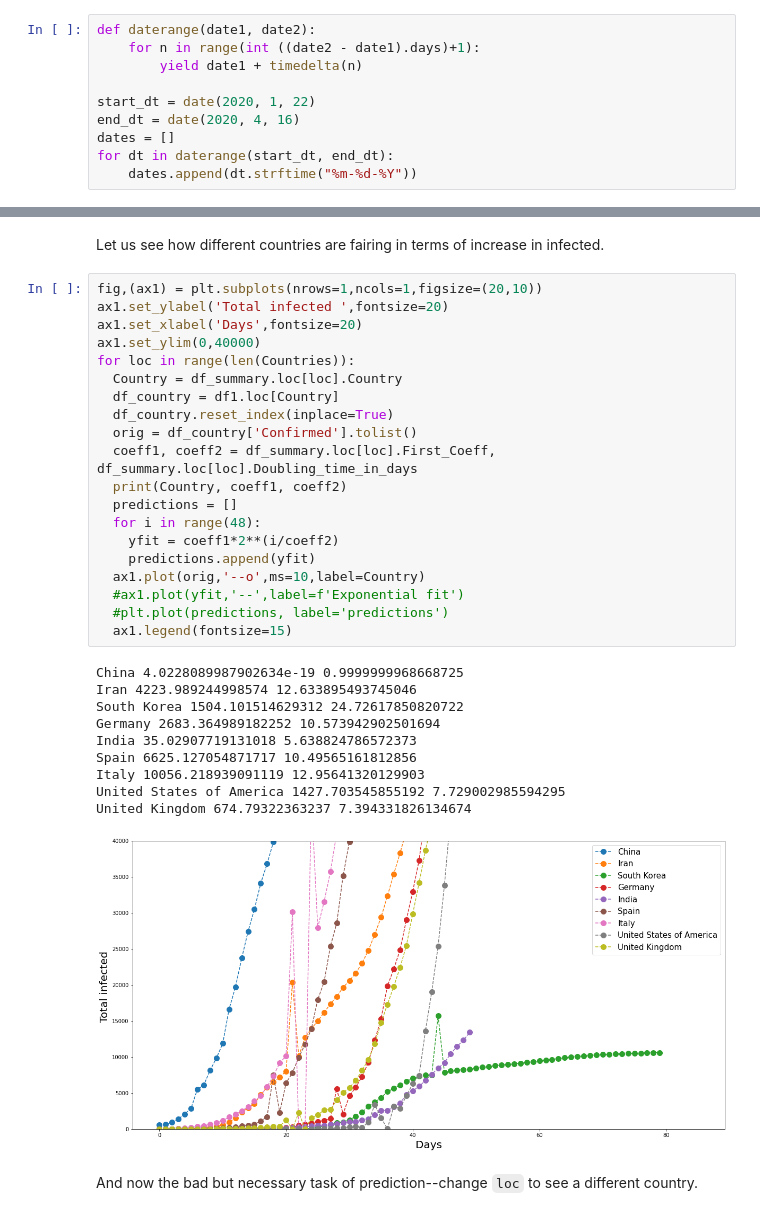
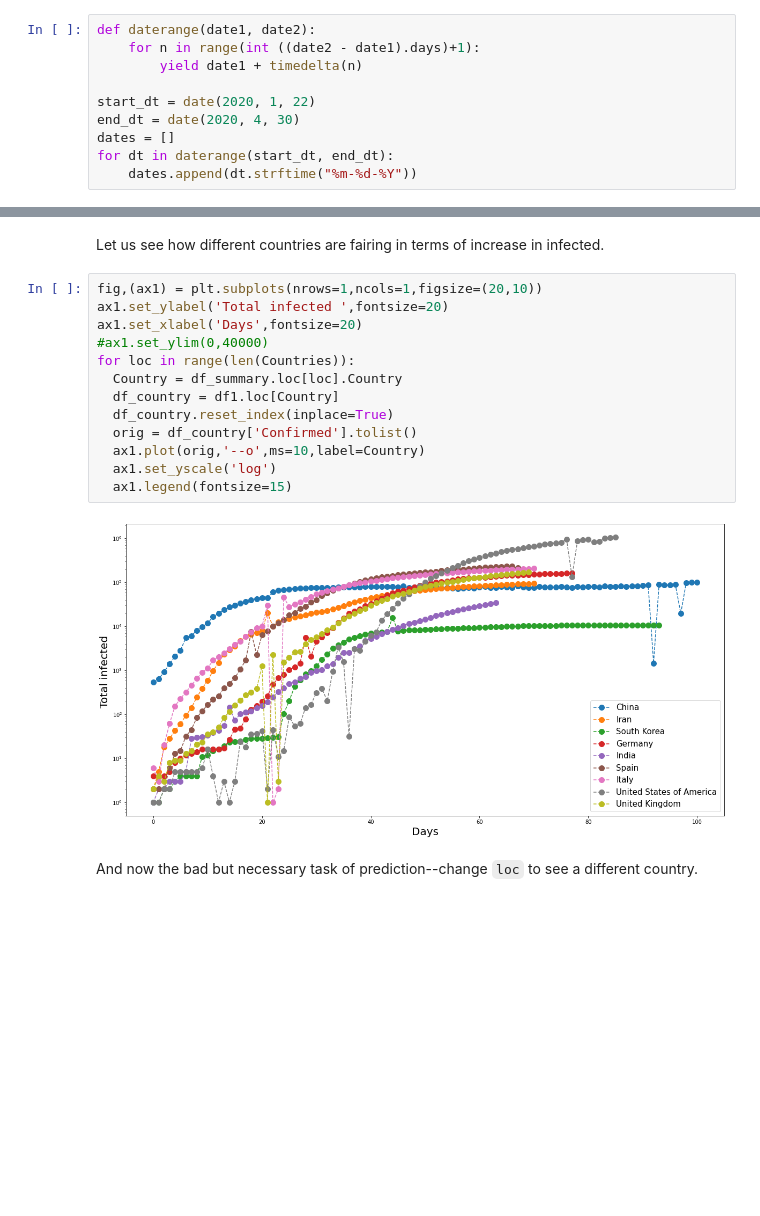
Before and after one commit to amita-kapoor/COVID-2020, a Jupyter notebook: Prediction_Covid_19_WorldWide.ipynb, the cells around one changed output, grey strips where cells are left out. Drawn from its saved outputs; the diff is of its cells as text; blank space fills up the shorter version.

```diff
--- a/Prediction_Covid_19_WorldWide.ipynb
+++ b/Prediction_Covid_19_WorldWide.ipynb
@@ -44,7 +44,7 @@ def daterange(date1, date2):
         yield date1 + timedelta(n)
 
 start_dt = date(2020, 1, 22)
-end_dt = date(2020, 4, 16)
+end_dt = date(2020, 4, 30)
 dates = []
 for dt in daterange(start_dt, end_dt):
     dates.append(dt.strftime("%m-%d-%Y"))
@@ -293,33 +313,17 @@ Let us see how different countries are fairing in terms of increase in infected.
 # %%
 fig,(ax1) = plt.subplots(nrows=1,ncols=1,figsize=(20,10))
 ax1.set_ylabel('Total infected ',fontsize=20)
 ax1.set_xlabel('Days',fontsize=20)
-ax1.set_ylim(0,40000)
+#ax1.set_ylim(0,40000)
 for loc in range(len(Countries)):
   Country = df_summary.loc[loc].Country
   df_country = df1.loc[Country]
   df_country.reset_index(inplace=True)
   orig = df_country['Confirmed'].tolist()
-  coeff1, coeff2 = df_summary.loc[loc].First_Coeff, df_summary.loc[loc].Doubling_time_in_days
-  print(Country, coeff1, coeff2)
-  predictions = []
-  for i in range(48):
-    yfit = coeff1*2**(i/coeff2)
-    predictions.append(yfit)
   ax1.plot(orig,'--o',ms=10,label=Country)
-  #ax1.plot(yfit,'--',label=f'Exponential fit')
-  #plt.plot(predictions, label='predictions')
+  ax1.set_yscale('log')
   ax1.legend(fontsize=15)
 # %% [output]
-China 4.0228089987902634e-19 0.9999999968668725
-Iran 4223.989244998574 12.633895493745046
-South Korea 1504.101514629312 24.72617850820722
-Germany 2683.364989182252 10.573942902501694
-India 35.02907719131018 5.638824786572373
-Spain 6625.127054871717 10.49565161812856
-Italy 10056.218939091119 12.95641320129903
-United States of America 1427.703545855192 7.729002985594295
-United Kingdom 674.79322363237 7.394331826134674
-[figure, old version]
+[figure, new version]
 # %% [markdown]
 And now the bad but necessary task of prediction--change `loc` to see a different country.
```
Also changed, not shown: parts of 32 cells of this notebook.
